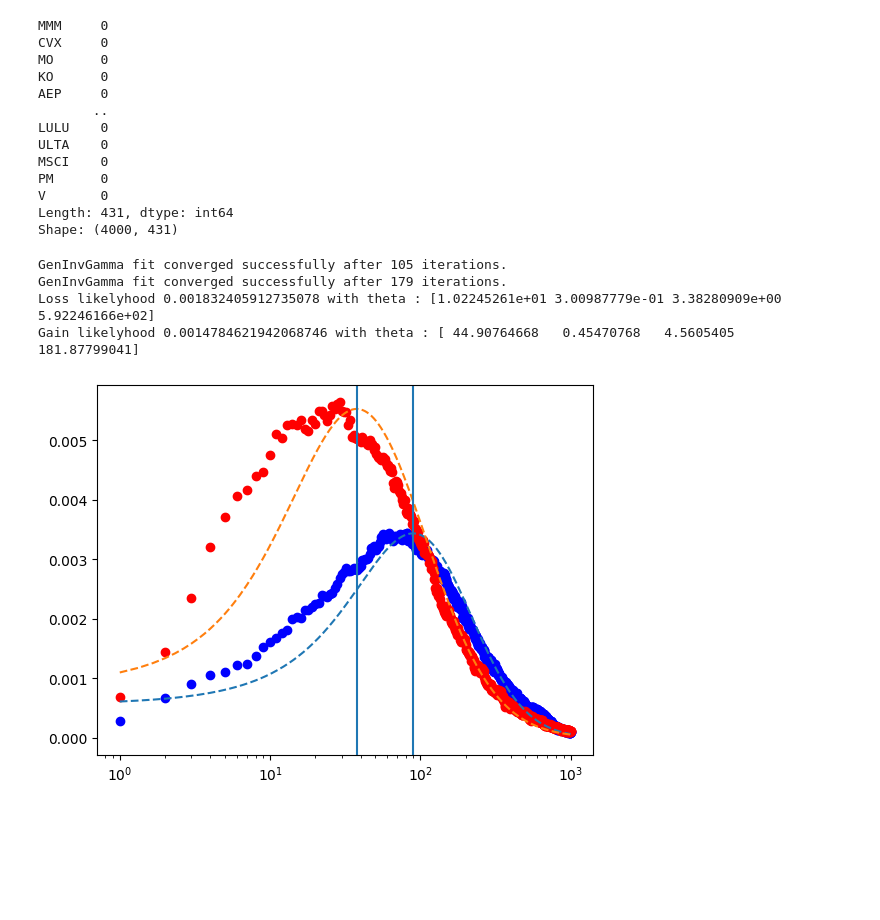
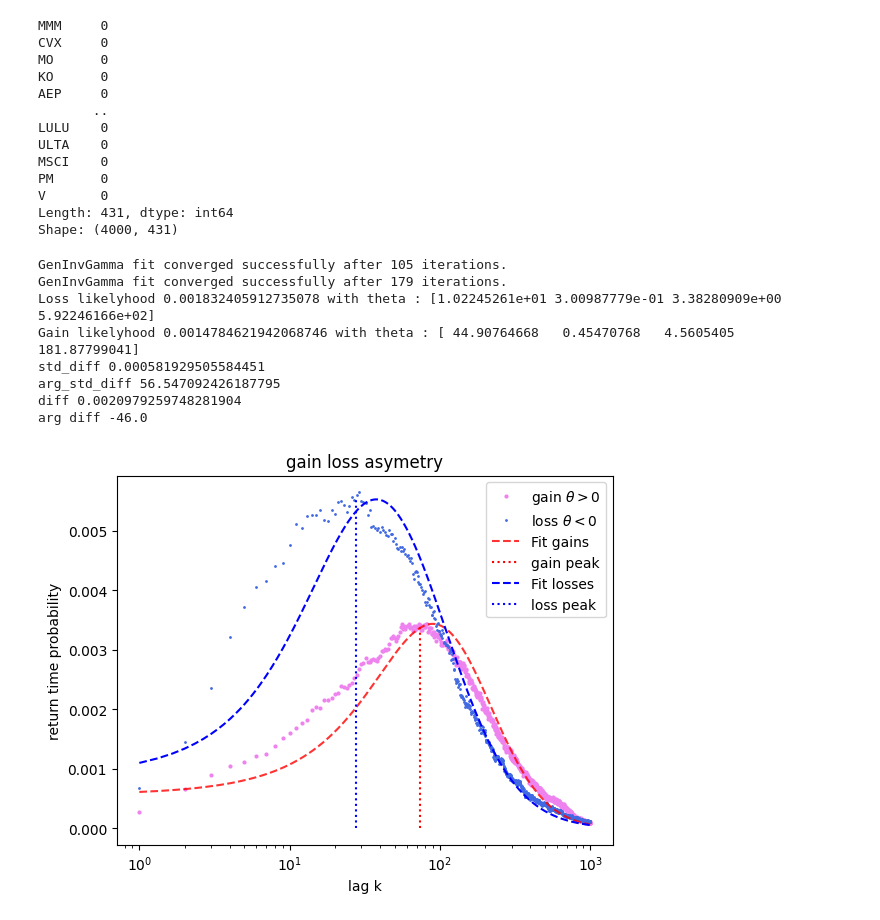
Before and after one commit to ncograf/synthetic_data, a Jupyter notebook: notebooks/gain_loss_asymmetry.ipynb, the cells around one changed output. Drawn from its saved outputs; the diff is of its cells as text; code cells hidden in the pictures; blank space fills up the shorter version.

```diff
--- a/notebooks/gain_loss_asymmetry.ipynb
+++ b/notebooks/gain_loss_asymmetry.ipynb
@@ -68,36 +68,67 @@ np_data = np.array(real_data)
 np_ret = np.log(np_data[1:] / np_data[:-1])
 np_log_price = np.cumsum(np_ret, axis=0)
 # %%
-gain_data, loss_data = glasym.gain_loss_asymmetry(
-    log_price=np_log_price, max_lag=1000, theta=0.2
-)
-gain_data = np.mean(gain_data, axis=1)
-loss_data = np.mean(loss_data, axis=1)
+stat = glasym.gain_loss_asymmetry_stat(log_price=np_log_price, max_lag=1000, theta=0.2)
+gain, loss = stat["gain"], stat["loss"]
+gain_data = np.mean(gain, axis=1)
+loss_data = np.mean(loss, axis=1)
 theta_gain, log_like_gain = gen_inv_gamma.fit_gen_inv_gamma(
     gain_data, [11.2, 2.4, 0.5, 4.5], method="Newton-CG"
 )
 theta_loss, log_like_loss = gen_inv_gamma.fit_gen_inv_gamma(
     loss_data, [11.2, 2.4, 0.5, 4.5], method="Newton-CG"
 )
 x_lin = np.linspace(1, 1000, num=3000)
-plt.plot(gain_data, c="blue", linestyle="none", marker="o")
-plt.plot(loss_data, c="red", linestyle="none", marker="o")
+plt.plot(gain_data, **glasym.gain_plot_setting)
+plt.plot(loss_data, **glasym.loss_plot_setting)
+
+max_gain, max_loss, arg_max_gain, arg_max_loss = (
+    stat["max_gain"],
+    stat["max_loss"],
+    stat["arg_max_gain"],
+    stat["arg_max_loss"],
+)
+
 y_lin = gen_inv_gamma.gen_inf_gamma_pdf(x_lin, theta_gain)
-plt.plot(x_lin, y_lin, linestyle="--", alpha=1)
+plt.plot(x_lin, y_lin, linestyle="--", alpha=0.8, color="red", label="Fit gains")
+plt.plot(
+    [arg_max_gain, arg_max_gain],
+    [0, max_gain],
+    color="red",
+    linestyle=":",
+    label="gain peak",
+)
 y_lin = gen_inv_gamma.gen_inf_gamma_pdf(x_lin, theta_loss)
-plt.plot(x_lin, y_lin, linestyle="--", alpha=1)
+plt.plot(x_lin, y_lin, linestyle="--", alpha=1, color="blue", label="Fit losses")
+plt.plot(
+    [arg_max_loss, arg_max_loss],
+    [0, max_loss],
+    color="blue",
+    linestyle=":",
+    label="loss peak",
+)
+
 print(f"Loss likelyhood {np.exp(-log_like_loss)} with theta : {theta_loss}")
 print(f"Gain likelyhood {np.exp(-log_like_gain)} with theta : {theta_gain}")
-max_gain = gen_inv_gamma.gen_inf_gamma_max(theta_gain)
-max_loss = gen_inv_gamma.gen_inf_gamma_max(theta_loss)
-plt.axvline(max_gain)
-plt.axvline(max_loss)
+std_diff, arg_std_diff = stat["std_diff"], stat["std_arg_diff"]
+print(f"std_diff {std_diff}")
+print(f"arg_std_diff {arg_std_diff}")
+print(f"diff {max_loss - max_gain}")
+print(f"arg diff {arg_max_loss - arg_max_gain}")
+
+plt.gca().set(**glasym.gain_loss_axis_setting)
 plt.yscale("linear")
 plt.xscale("log")
+plt.legend()
+plt.savefig("/home/nico/edu/masterthesis/presentations/week16/figures/gl.png")
 plt.show()
 # %% [output]
 GenInvGamma fit converged successfully after 105 iterations.
 GenInvGamma fit converged successfully after 179 iterations.
 Loss likelyhood 0.001832405912735078 with theta : [1.02245261e+01 3.00987779e-01 3.38280909e+00 5.92246166e+02]
 Gain likelyhood 0.0014784621942068746 with theta : [ 44.90764668   0.45470768   4.5605405  181.87799041]
+std_diff 0.000581929505584451
+arg_std_diff 56.547092426187795
+diff 0.0020979259748281904
+arg diff -46.0
-[figure, old version]
+[figure, new version]
```
Also changed, not shown: 13 other files.
